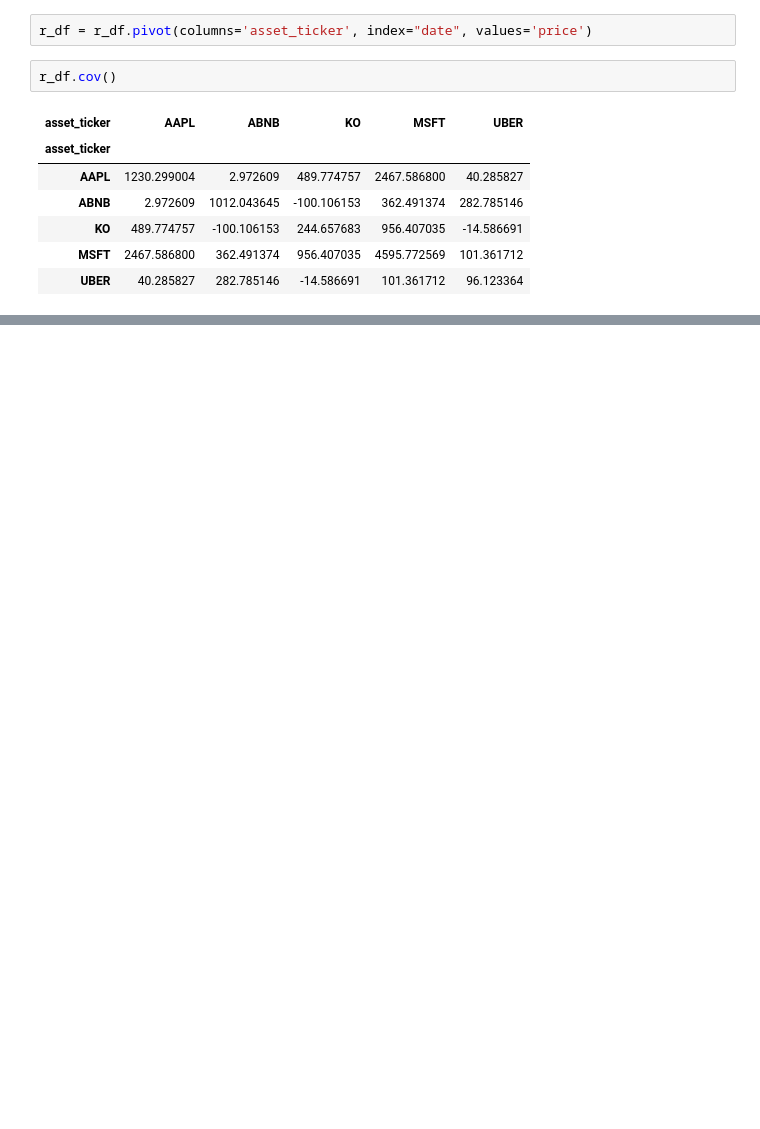
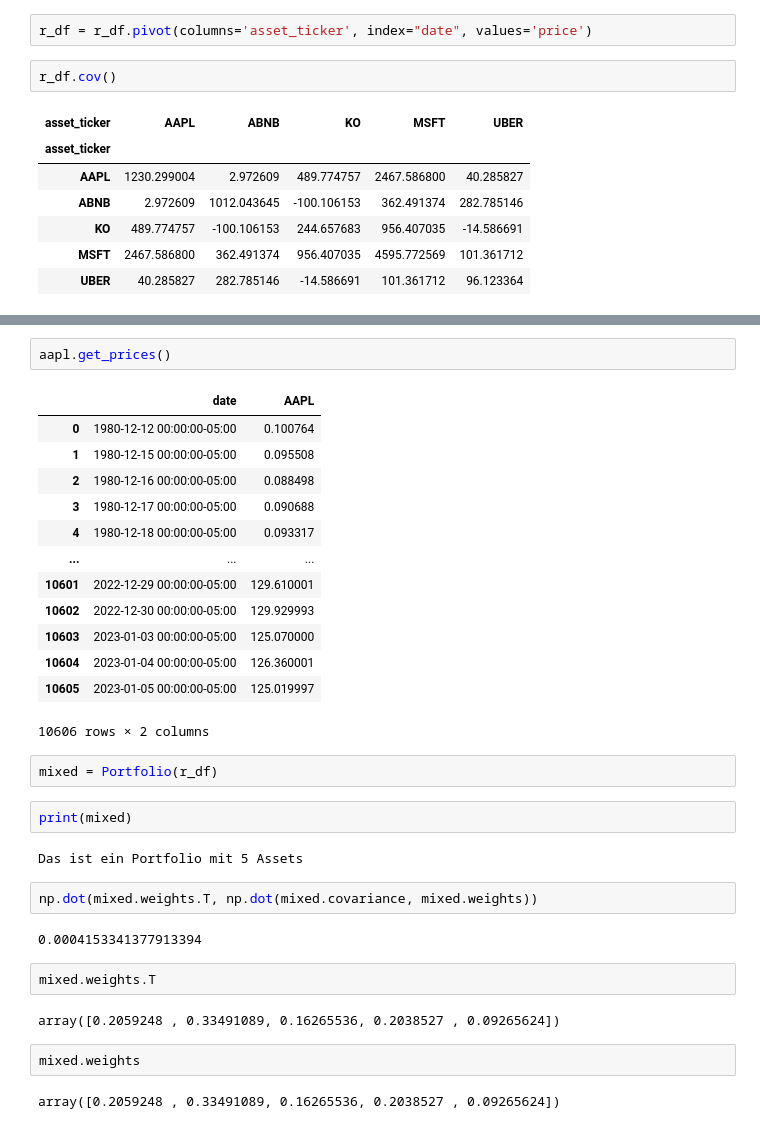
Before and after one commit to ruedibuechi/Portfolio_Rechner, a Jupyter notebook: dev_area.ipynb, the cells around one changed output, grey strips where cells are left out. Saved outputs shown, nothing was run; the diff lists cells and outputs as text; blank space fills up the shorter version.

```diff
--- a/dev_area.ipynb
+++ b/dev_area.ipynb
@@ -226,0 +286,34 @@ UnboundLocalError: cannot access local variable 'weights' where it is not associ
+# %%
+aapl.get_prices()
+# %% [output]
+|  | date | AAPL |
+| 0 | 1980-12-12 00:00:00-05:00 | 0.100764 |
+| 1 | 1980-12-15 00:00:00-05:00 | 0.095508 |
+| 2 | 1980-12-16 00:00:00-05:00 | 0.088498 |
+| 3 | 1980-12-17 00:00:00-05:00 | 0.090688 |
+| 4 | 1980-12-18 00:00:00-05:00 | 0.093317 |
+| ... | ... | ... |
+| 10601 | 2022-12-29 00:00:00-05:00 | 129.610001 |
+| 10602 | 2022-12-30 00:00:00-05:00 | 129.929993 |
+| 10603 | 2023-01-03 00:00:00-05:00 | 125.070000 |
+| 10604 | 2023-01-04 00:00:00-05:00 | 126.360001 |
+| 10605 | 2023-01-05 00:00:00-05:00 | 125.019997 |
+10606 rows × 2 columns
+# %%
+mixed = Portfolio(r_df)
+# %%
+print(mixed)
+# %% [output]
+Das ist ein Portfolio mit 5 Assets
+# %%
+np.dot(mixed.weights.T, np.dot(mixed.covariance, mixed.weights))
+# %% [output]
+0.0004153341377913394
+# %%
+mixed.weights.T
+# %% [output]
+array([0.2059248 , 0.33491089, 0.16265536, 0.2038527 , 0.09265624])
+# %%
+mixed.weights
+# %% [output]
+array([0.2059248 , 0.33491089, 0.16265536, 0.2038527 , 0.09265624])
```
Also changed, not shown: parts of 15 cells of this notebook.
